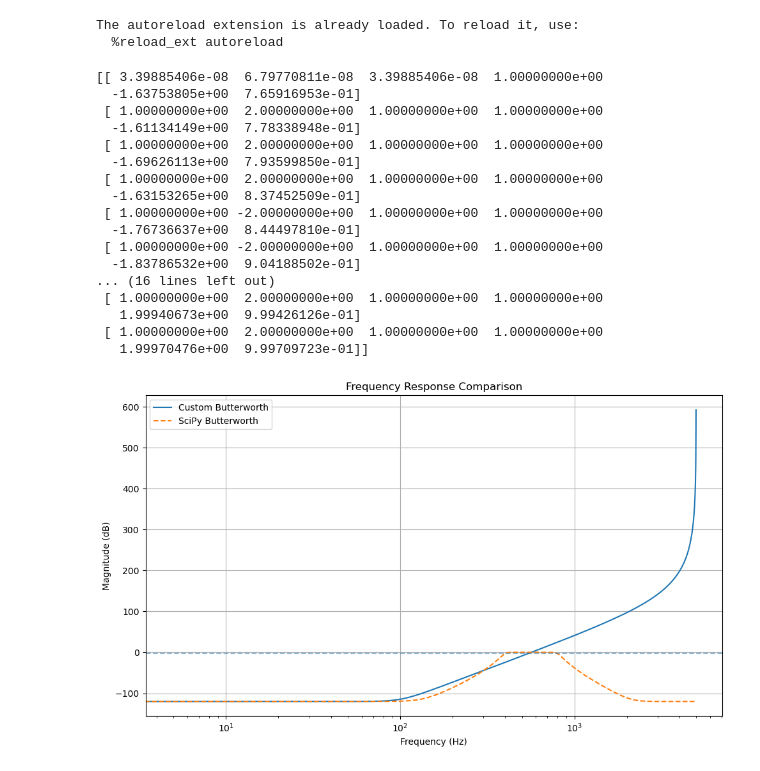
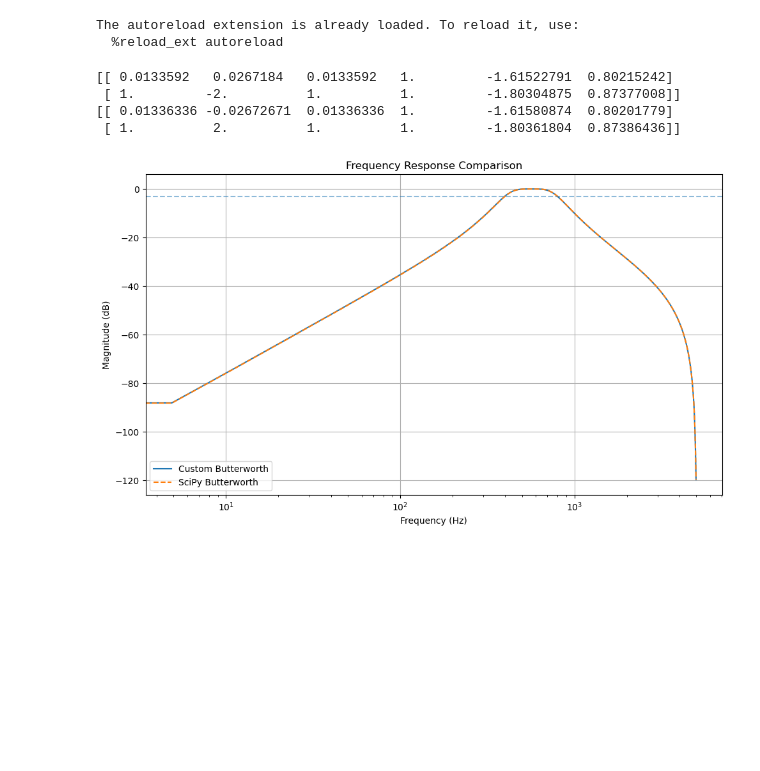
Before and after one commit to emlearn/emlearn-micropython, a Jupyter notebook: examples/filters_iir/FilterTests.ipynb, the cells around one changed output. Drawn from its saved outputs; the diff is of its cells as text; code cells hidden in the pictures; blank space fills up the shorter version.

```diff
--- a/examples/filters_iir/FilterTests.ipynb
+++ b/examples/filters_iir/FilterTests.ipynb
@@ -16,7 +16,7 @@ import matplotlib.pyplot as plt
 
 # === Validation setup ===
 fs = 10000           # Sampling frequency (Hz)
-order = 8       # Filter order
+order = 2       # Filter order
 cutoff = (400, 800)     # Lowpass cutoff (Hz)
 ftype = 'bandpass'   # Filter type
 
@@ -24,48 +24,35 @@ ftype = 'bandpass'   # Filter type
 custom_sos = design_butterworth(order, ftype, fs, f1=cutoff[0], f2=cutoff[1])
 
 # SciPy reference filter (matched settings)
 nyq = fs / 2
 scipy_sos = signal.butter(order, cutoff, btype=ftype, output='sos', fs=fs)
 
 import numpy
 print(numpy.array(scipy_sos))
 print(numpy.array(custom_sos))
 
 # === Frequency response comparison ===
 def plot_sos_response(sos, label, style='-'):
     w, h = signal.sosfreqz(sos, worN=1024, fs=fs)
     plt.plot(w, 20 * np.log10(abs(h) + 1e-6), style, label=label)
 
 plt.figure(figsize=(10, 6))
 plot_sos_response(custom_sos, 'Custom Butterworth')
 plot_sos_response(scipy_sos, 'SciPy Butterworth', '--')
 plt.title('Frequency Response Comparison')
 plt.xlabel('Frequency (Hz)')
 plt.xscale('log')
 plt.ylabel('Magnitude (dB)')
 #plt.axvline(cutoff, ls='--', alpha=0.5)
 #plt.axvline(cutoff*2, ls='--', alpha=0.5)
 plt.axhline(-3.0, ls='--', alpha=0.5)
 plt.grid(True)
 plt.legend()
 plt.tight_layout()
 plt.show()
 # %% [output]
-[[ 3.39885406e-08  6.79770811e-08  3.39885406e-08  1.00000000e+00
-  -1.63753805e+00  7.65916953e-01]
- [ 1.00000000e+00  2.00000000e+00  1.00000000e+00  1.00000000e+00
-  -1.61134149e+00  7.78338948e-01]
- [ 1.00000000e+00  2.00000000e+00  1.00000000e+00  1.00000000e+00
-  -1.69626113e+00  7.93599850e-01]
- [ 1.00000000e+00  2.00000000e+00  1.00000000e+00  1.00000000e+00
-  -1.63153265e+00  8.37452509e-01]
- [ 1.00000000e+00 -2.00000000e+00  1.00000000e+00  1.00000000e+00
-  -1.76736637e+00  8.44497810e-01]
- [ 1.00000000e+00 -2.00000000e+00  1.00000000e+00  1.00000000e+00
-  -1.83786532e+00  9.04188502e-01]
-... (16 lines left out)
- [ 1.00000000e+00  2.00000000e+00  1.00000000e+00  1.00000000e+00
-   1.99940673e+00  9.99426126e-01]
- [ 1.00000000e+00  2.00000000e+00  1.00000000e+00  1.00000000e+00
-   1.99970476e+00  9.99709723e-01]]
+[[ 0.0133592   0.0267184   0.0133592   1.         -1.61522791  0.80215242]
+ [ 1.         -2.          1.          1.         -1.80304875  0.87377008]]
+[[ 0.01336336 -0.02672671  0.01336336  1.         -1.61580874  0.80201779]
+ [ 1.          2.          1.          1.         -1.80361804  0.87386436]]
-[figure, old version]
+[figure, new version]
```
Also changed, not shown: 1 other file.
